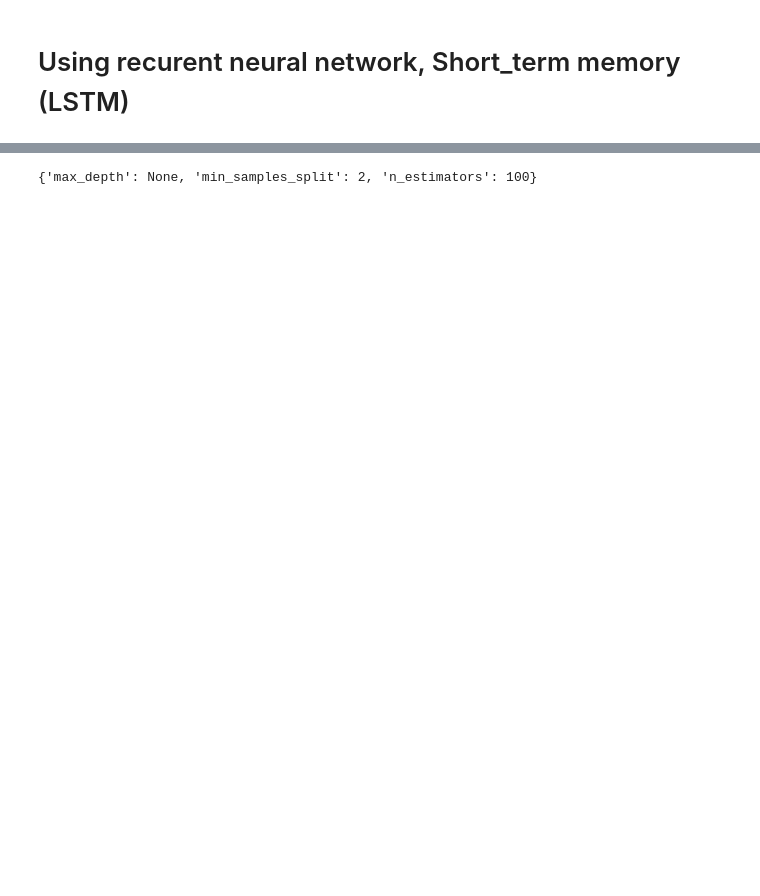
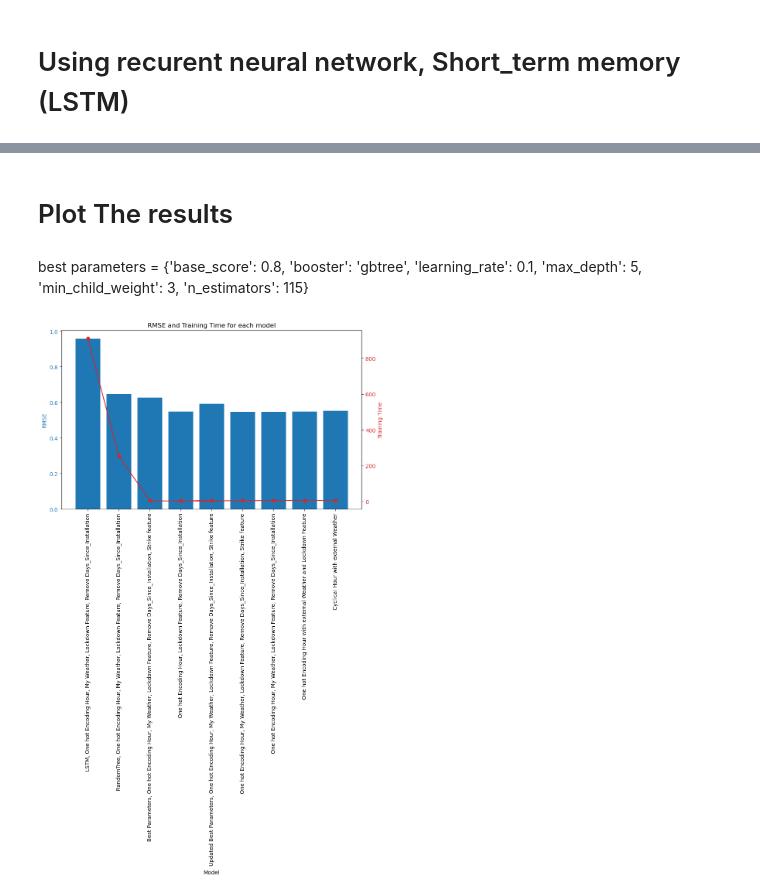
Before and after one commit to Gaspard0302/bikes-count-challenge, a Jupyter notebook: submit.ipynb, the cells around one changed output, grey strips where cells are left out. Cells and saved outputs as stored; diff of their text form; code cells hidden in the pictures; blank space fills up the shorter version.

```diff
--- a/submit.ipynb
+++ b/submit.ipynb
@@ -1383,5 +1480,38 @@ results.to_csv("C:/Users/Gaspard/Onedrive extra/DSB python/submission.csv", inde
-# %%
-best_params = grid_cv.best_params_
-print(best_params)
-# %% [output]
-{'max_depth': None, 'min_samples_split': 2, 'n_estimators': 100}
+# %%
+results = []
+# %% [markdown]
+# Plot The results
+# %% [markdown]
+best parameters =  {'base_score': 0.8, 'booster': 'gbtree', 'learning_rate': 0.1, 'max_depth': 5, 'min_child_weight': 3, 'n_estimators': 115}
+# %%
+import matplotlib.pyplot as plt
+
+
+# Extract model names, RMSE values, and training times
+models = [result['type'] for result in results]
+rmse_values = [result['rmse'] for result in results]
+training_times = [result['time'] for result in results]
+
+
+# Create a bar plot for RMSE
+fig, ax1 = plt.subplots(figsize=(10, 6))
+
+color = 'tab:blue'
+ax1.set_xlabel('Model')
+ax1.set_ylabel('RMSE', color=color)
+ax1.bar(models, rmse_values, color=color)
+ax1.tick_params(axis='y', labelcolor=color)
+ax1.tick_params(axis='x', rotation=90)  # Rotate x-axis labels
+
+# Create a second y-axis for training time
+ax2 = ax1.twinx()
+color = 'tab:red'
+ax2.set_ylabel('Training Time', color=color)
+ax2.plot(models, training_times, color=color, marker='o')
+ax2.tick_params(axis='y', labelcolor=color)
+
+fig.tight_layout()
+plt.title('RMSE and Training Time for each model')
+plt.show()
+# %% [output]
+[figure, added]
```
Also changed, not shown: parts of 24 cells of this notebook.
